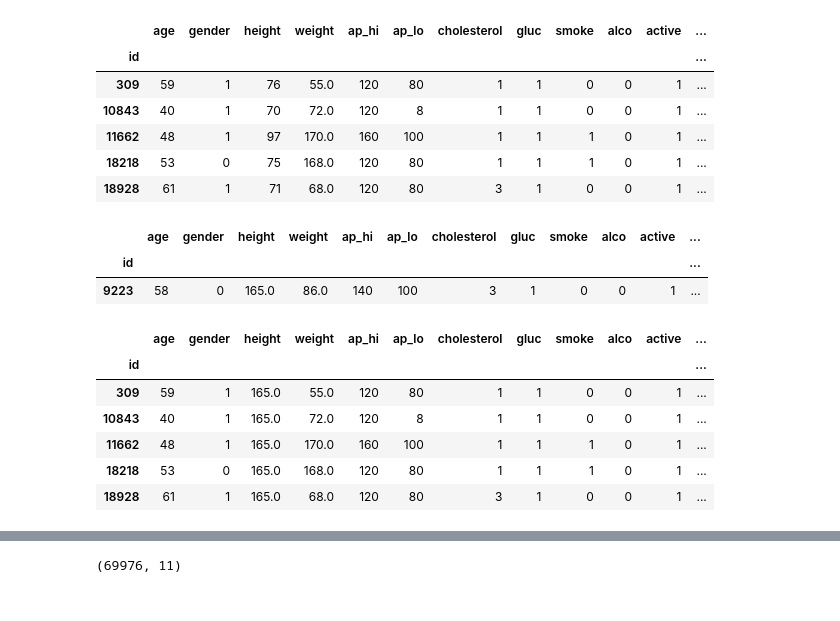
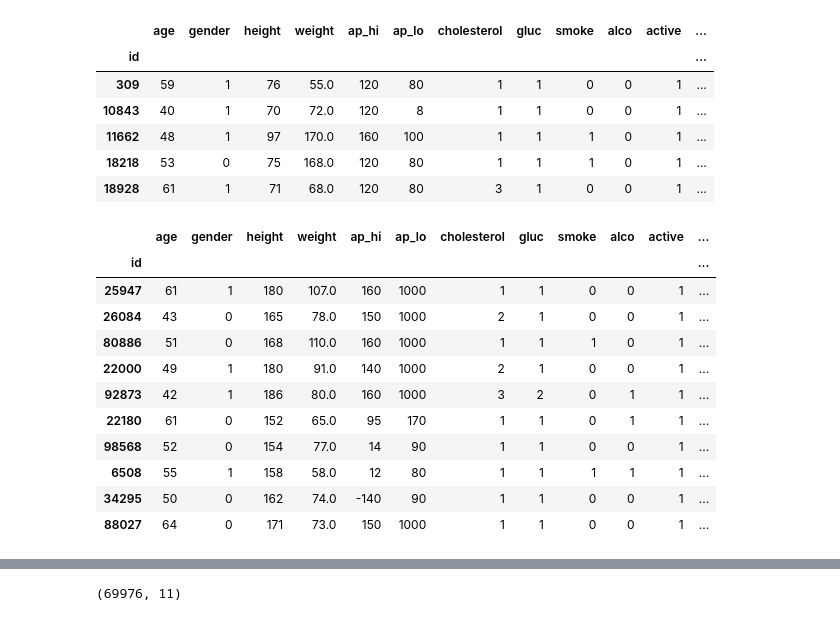
Before and after one commit to GlebTsy/HD, a Jupyter notebook: heart-disease-notebook.ipynb, the cells around one changed output, grey strips where cells are left out. Drawn from its saved outputs; the diff is of its cells as text; code cells hidden in the pictures.

```diff
--- a/heart-disease-notebook.ipynb
+++ b/heart-disease-notebook.ipynb
@@ -282,14 +233,0 @@ df_train['height'] = df_train['height'].fillna(df_train['height'].median())
-# %%
-display(df_train.loc[big_height.index].head())
-display(df_train.loc[small_height.index].head())
-# %% [output]
-|  | age | gender | height | weight | ap_hi | ap_lo | cholesterol | gluc | smoke | alco | active | ... |
-| id |  |  |  |  |  |  |  |  |  |  |  | ... |
-| 9223 | 58 | 0 | 165.0 | 86.0 | 140 | 100 | 3 | 1 | 0 | 0 | 1 | ... |
-|  | age | gender | height | weight | ap_hi | ap_lo | cholesterol | gluc | smoke | alco | active | ... |
-| id |  |  |  |  |  |  |  |  |  |  |  | ... |
-| 309 | 59 | 1 | 165.0 | 55.0 | 120 | 80 | 1 | 1 | 0 | 0 | 1 | ... |
-| 10843 | 40 | 1 | 165.0 | 72.0 | 120 | 8 | 1 | 1 | 0 | 0 | 1 | ... |
-| 11662 | 48 | 1 | 165.0 | 170.0 | 160 | 100 | 1 | 1 | 1 | 0 | 1 | ... |
-| 18218 | 53 | 0 | 165.0 | 168.0 | 120 | 80 | 1 | 1 | 1 | 0 | 1 | ... |
-| 18928 | 61 | 1 | 165.0 | 68.0 | 120 | 80 | 3 | 1 | 0 | 0 | 1 | ... |
@@ -295,0 +263,15 @@ display(df_train.loc[small_height.index].head())
+# %%
+display(df_train.loc[df_train['ap_lo'] > df_train['ap_hi']].sample(10))
+# %% [output]
+|  | age | gender | height | weight | ap_hi | ap_lo | cholesterol | gluc | smoke | alco | active | ... |
+| id |  |  |  |  |  |  |  |  |  |  |  | ... |
+| 25947 | 61 | 1 | 180 | 107.0 | 160 | 1000 | 1 | 1 | 0 | 0 | 1 | ... |
+| 26084 | 43 | 0 | 165 | 78.0 | 150 | 1000 | 2 | 1 | 0 | 0 | 1 | ... |
+| 80886 | 51 | 0 | 168 | 110.0 | 160 | 1000 | 1 | 1 | 1 | 0 | 1 | ... |
+| 22000 | 49 | 1 | 180 | 91.0 | 140 | 1000 | 2 | 1 | 0 | 0 | 1 | ... |
+| 92873 | 42 | 1 | 186 | 80.0 | 160 | 1000 | 3 | 2 | 0 | 1 | 1 | ... |
+| 22180 | 61 | 0 | 152 | 65.0 | 95 | 170 | 1 | 1 | 0 | 1 | 1 | ... |
+| 98568 | 52 | 0 | 154 | 77.0 | 14 | 90 | 1 | 1 | 0 | 0 | 1 | ... |
+| 6508 | 55 | 1 | 158 | 58.0 | 12 | 80 | 1 | 1 | 1 | 1 | 1 | ... |
+| 34295 | 50 | 0 | 162 | 74.0 | -140 | 90 | 1 | 1 | 0 | 0 | 1 | ... |
+| 88027 | 64 | 0 | 171 | 73.0 | 150 | 1000 | 1 | 1 | 0 | 0 | 1 | ... |
```
Also changed, not shown: parts of 53 cells of this notebook.
